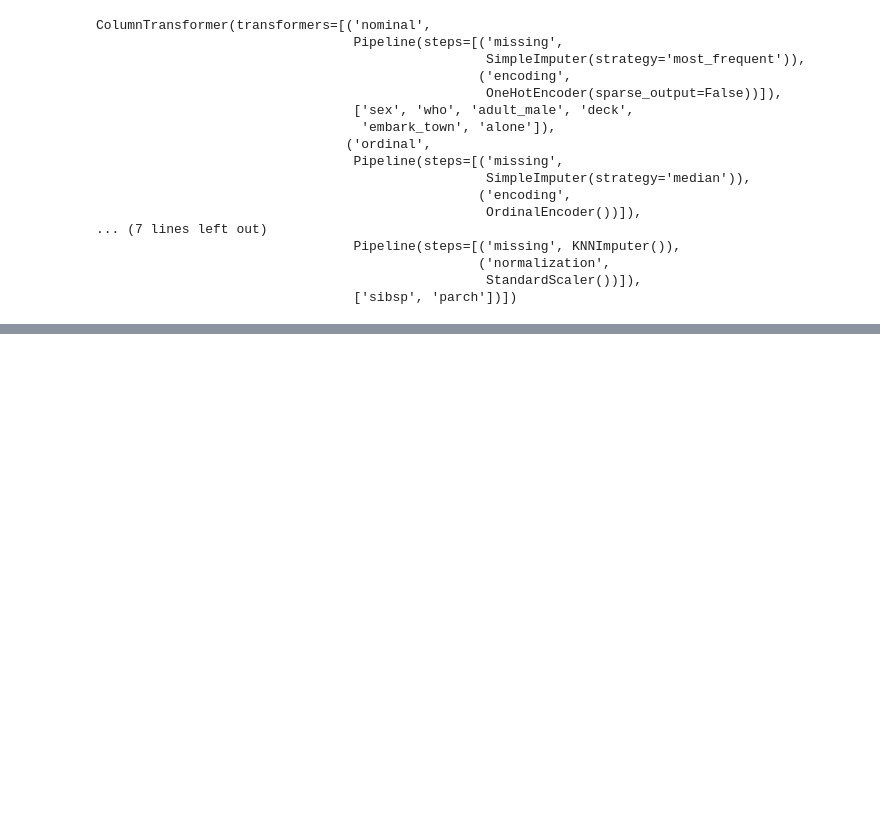
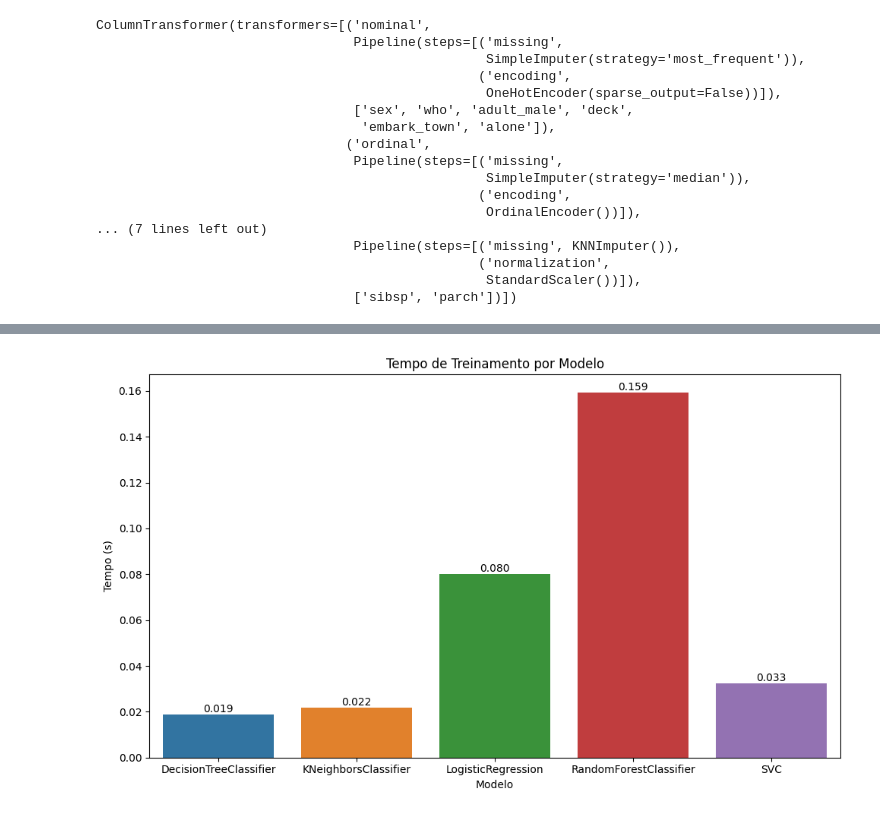
Before and after one commit to tizord/avanti-bootcamp-cdd, a Jupyter notebook: notebooks/02-comparative_analysis.ipynb, the cells around one changed output, grey strips where cells are left out. Cells and saved outputs as stored; diff of their text form; code cells hidden in the pictures; blank space fills up the shorter version.

Commit message:
fix: Inserção dos modelos e da comparação entre eles (#6)

```diff
--- a/notebooks/02-comparative_analysis.ipynb
+++ b/notebooks/02-comparative_analysis.ipynb
@@ -170,0 +200,24 @@ array([[ 0.        ,  1.        ,  0.        , ..., -0.50244517,
+# %%
+results_total = None
+
+for model in models:
+    model_name = model.__class__.__name__
+    print(f"rodando para o modelo: {model_name}")
+    approach = Pipeline(steps=[
+        ('preprocessor', preprocessor),
+        ('model', model),
+    ])
+
+    scores = cross_validate(
+        approach, X, y,
+        scoring=metrics,
+        cv=monte_carlo
+    )
+
+
+    results_model = pd.DataFrame(scores)
+    results_model['model'] = model_name
+    if results_total is None:
+        results_total = results_model
+    else:
+        results_total = pd.concat([results_total, results_model])
@@ -170,0 +230,3 @@ array([[ 0.        ,  1.        ,  0.        , ..., -0.50244517,
+# %%
+mean_results = results_total.groupby('model').mean()
+mean_results
@@ -170,0 +241,14 @@ array([[ 0.        ,  1.        ,  0.        , ..., -0.50244517,
+# %%
+plt.figure(figsize=(10, 6))
+ax = sns.barplot(data=mean_results, x=mean_results.index, y='fit_time')
+for p in ax.patches:
+    ax.annotate(f'{p.get_height():.3f}',  # Formatar com 3 casas decimais
+                (p.get_x() + p.get_width() / 2., p.get_height()),  # Posição
+                ha='center', va='bottom', fontsize=10)
+plt.title('Tempo de Treinamento por Modelo')
+plt.xlabel('Modelo')
+plt.ylabel('Tempo (s)')
+plt.tight_layout()
+plt.show()
+# %% [output]
+[figure, added]
```
Also changed, not shown: parts of 10 cells of this notebook.
